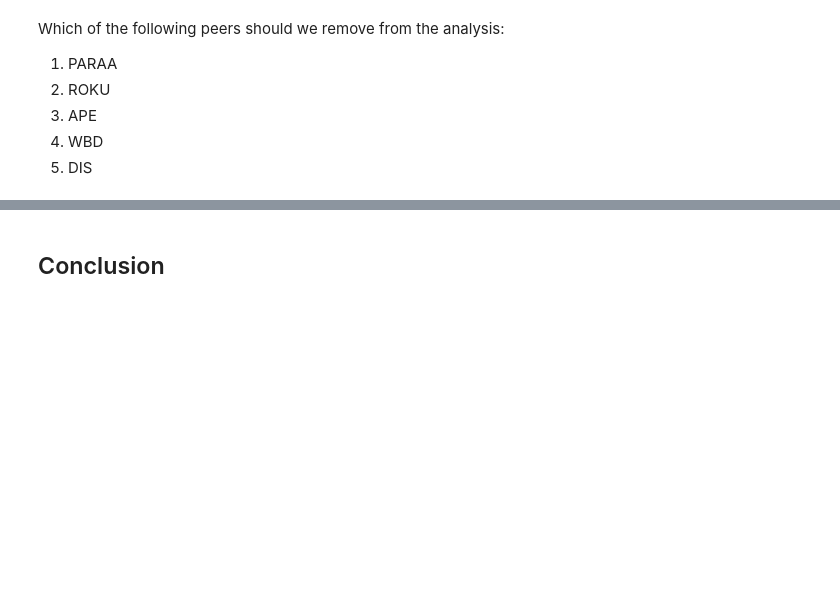
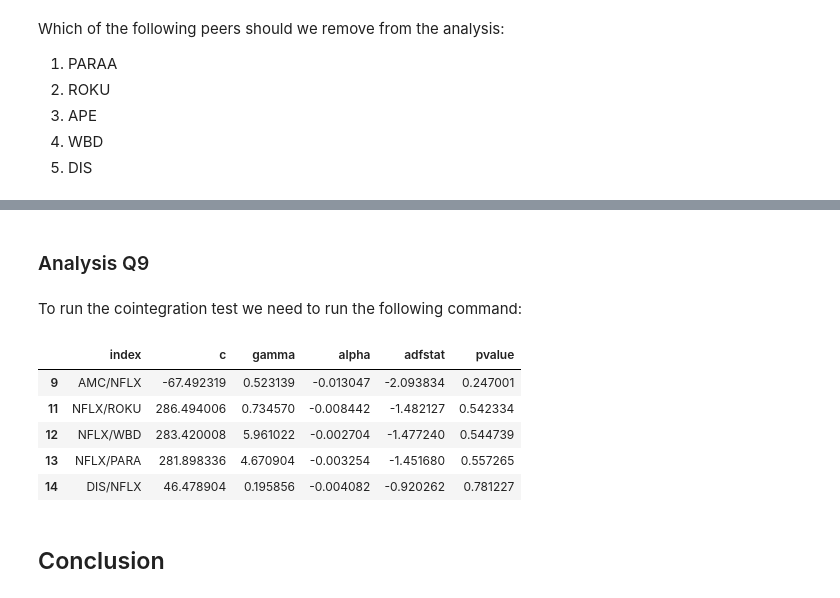
Before and after one commit to IgorWounds/openbb-game, a Jupyter notebook: IDEAS.ipynb, the cells around one changed output, grey strips where cells are left out. Cells and saved outputs as stored; diff of their text form; code cells hidden in the pictures; blank space fills up the shorter version.

```diff
--- a/IDEAS.ipynb
+++ b/IDEAS.ipynb
@@ -262,3 +344,19 @@ Which of the following peers should we remove from the analysis:
+# %% [markdown]
+### Analysis Q9
+# %% [markdown]
+To run the cointegration test we need to run the following command:
+# %%
+coint_df = obb.econometrics.cointegration(data, columns=data.columns).to_df()
+coint_df = coint_df.transpose().sort_values(by="pvalue").reset_index()
+coint_df = coint_df[coint_df["index"].str.contains("NFLX")]
+coint_df
+# %% [output]
+|  | index | c | gamma | alpha | adfstat | pvalue |
+| 9 | AMC/NFLX | -67.492319 | 0.523139 | -0.013047 | -2.093834 | 0.247001 |
+| 11 | NFLX/ROKU | 286.494006 | 0.734570 | -0.008442 | -1.482127 | 0.542334 |
+| 12 | NFLX/WBD | 283.420008 | 5.961022 | -0.002704 | -1.477240 | 0.544739 |
+| 13 | NFLX/PARA | 281.898336 | 4.670904 | -0.003254 | -1.451680 | 0.557265 |
+| 14 | DIS/NFLX | 46.478904 | 0.195856 | -0.004082 | -0.920262 | 0.781227 |
 # %% [markdown]
 ## Conclusion
 # %% [markdown]
```
Also changed, not shown: parts of 21 cells of this notebook.
